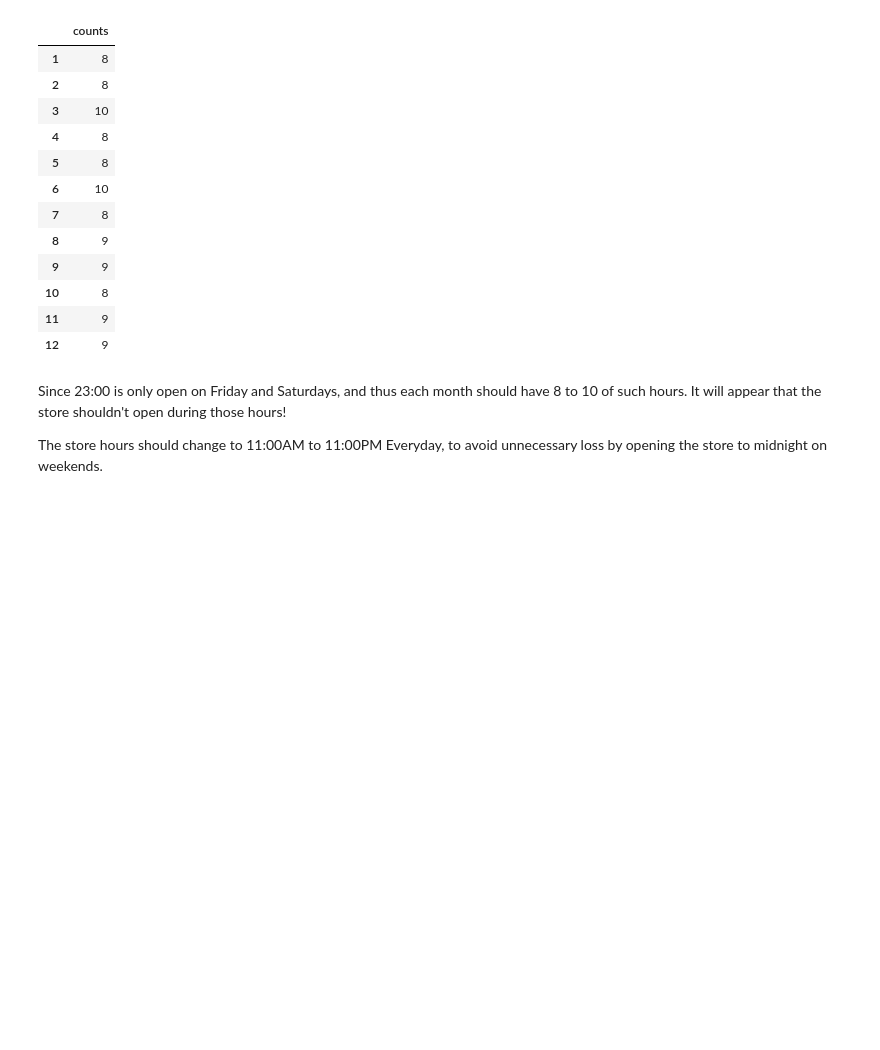
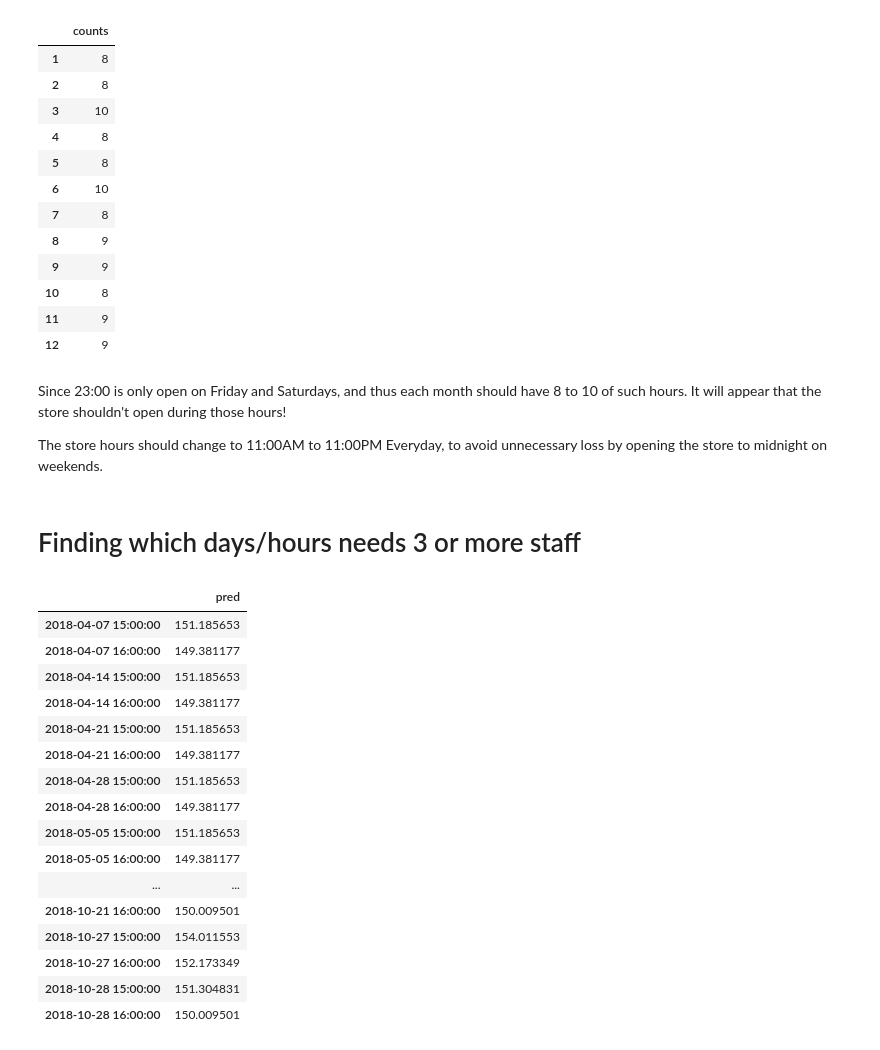
Before and after one commit to tc18fwd/SpringBoard, a Jupyter notebook: Capstone Two/Capstone 2 Finalized Codes.ipynb, the cells around one changed output. Cells and saved outputs as stored; diff of their text form; code cells hidden in the pictures; blank space fills up the shorter version.

```diff
--- a/Capstone Two/Capstone 2 Finalized Codes.ipynb
+++ b/Capstone Two/Capstone 2 Finalized Codes.ipynb
@@ -644,6 +644,10 @@ plt.savefig('C:\\Users\\tc18f\\Desktop\\springboard\\Capstone Two\\figures\\TBAT
 # %% [markdown]
 # Find the optimal store hours for Super Cue
 The best prediciton model we had was TBATSxTR, we will use it to find the optimal store hours.
+# %%
+TBATSxTR_pred2018 = pd.read_csv('C:\\Users\\tc18f\\Desktop\\springboard\\Capstone Two\\data\\processed\\TBATSxTR_pred2018.csv',
+                                index_col=[0])
+TBATSxTR_pred2018.index = pd.to_datetime(TBATSxTR_pred2018.index)
 # %%
 # let's find hours where the sales was below $40 based on prediciton (recommended to close)
 # and when the store is open (cannot be 0)
@@ -729,3 +733,27 @@ Recommend_closed_month_df.loc[Recommend_closed_month_df.counts>0]
 Since 23:00 is only open on Friday and Saturdays, and thus each month should have 8 to 10 of such hours. It will appear that the store shouldn't open during those hours!
 
 The store hours should change to 11:00AM to 11:00PM Everyday, to avoid unnecessary loss by opening the store to midnight on weekends.
+# %% [markdown]
+# Finding which days/hours needs 3 or more staff
+# %%
+# let's find hours where the saleswill be above $150 based on prediciton (recommended to have more than 2 staffs)
+Recommend_3 = TBATSxTR_pred2018.loc[TBATSxTR_pred2018.pred>149]
+Recommend_3
+# %% [output]
+|  | pred |
+| 2018-04-07 15:00:00 | 151.185653 |
+| 2018-04-07 16:00:00 | 149.381177 |
+| 2018-04-14 15:00:00 | 151.185653 |
+| 2018-04-14 16:00:00 | 149.381177 |
+| 2018-04-21 15:00:00 | 151.185653 |
+| 2018-04-21 16:00:00 | 149.381177 |
+| 2018-04-28 15:00:00 | 151.185653 |
+| 2018-04-28 16:00:00 | 149.381177 |
+| 2018-05-05 15:00:00 | 151.185653 |
+| 2018-05-05 16:00:00 | 149.381177 |
+| ... | ... |
+| 2018-10-21 16:00:00 | 150.009501 |
+| 2018-10-27 15:00:00 | 154.011553 |
+| 2018-10-27 16:00:00 | 152.173349 |
+| 2018-10-28 15:00:00 | 151.304831 |
+| 2018-10-28 16:00:00 | 150.009501 |
```
Also changed, not shown: parts of 19 cells of this notebook, 43 other files.
